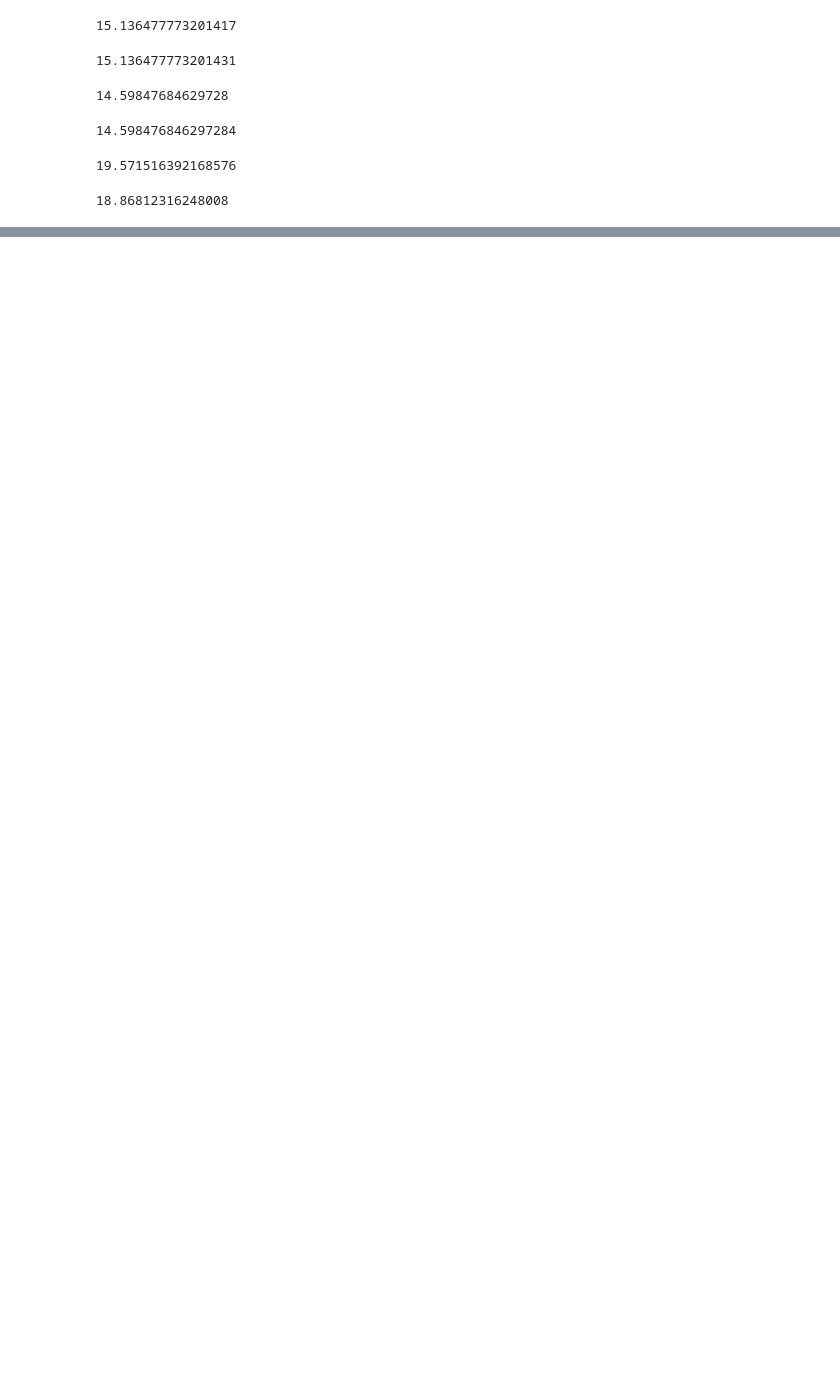
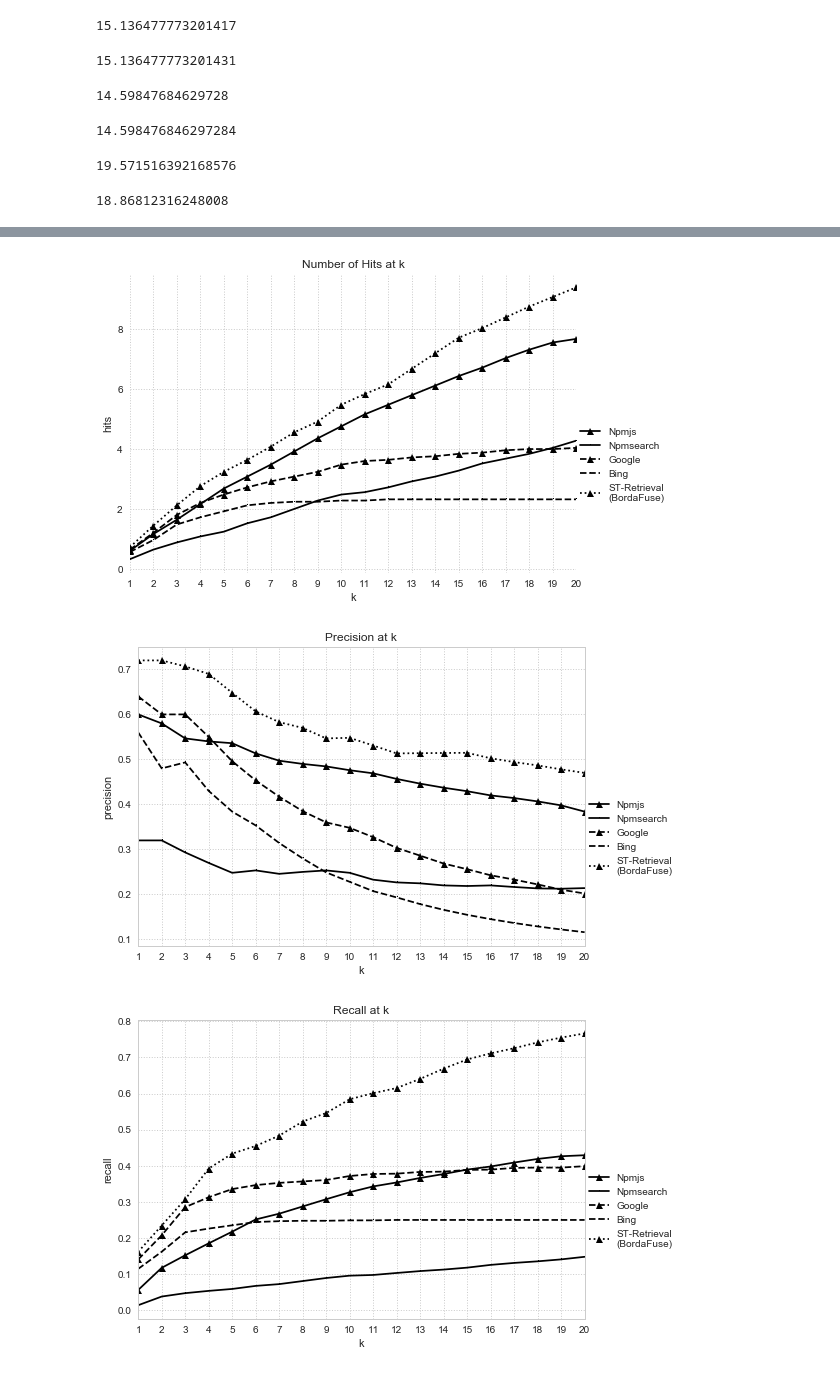
Before and after one commit to bravesoftdz/NPMRetrivalEngine, a Jupyter notebook: notebooks/ShowResults.ipynb, the cells around one changed output, grey strips where cells are left out. Cells and saved outputs as stored; diff of their text form; code cells hidden in the pictures; blank space fills up the shorter version.

```diff
--- a/notebooks/ShowResults.ipynb
+++ b/notebooks/ShowResults.ipynb
@@ -640,0 +680,78 @@ otrodf3.mean()
+# %%
+#PDFs Blanco y Negro PARA EL PAPER
+order_names = ['Npmjs', 'Npmsearch','Google', 'Bing', 'BordaFuse'];
+arr_searchers = pd.Series(order_names)
+
+#sns.set_style("whitegrid")
+sns.set_style('whitegrid', {'grid.linestyle': 'dotted'})
+#sns.set_palette(sns.color_palette("Paired",10))
+
+fig, ax = pl.subplots(1,1)
+ax.set_prop_cycle(monochrome)
+ax.spines['top'].set_visible(False)
+ax.spines['right'].set_visible(False)
+ax.spines['bottom'].set_visible(False)
+ax.spines['left'].set_visible(False)
+
+for searcher in range(arr_searchers.size):
+    plplotkBW(ax,arr_searchers[searcher],dataframe_hits)
+
+pl.xlabel('k')
+pl.ylabel('hits')
+pl.title('Number of Hits at k')
+pl.legend(loc=2, bbox_to_anchor=(1, 0.5),borderaxespad=0.)
+pl.xticks(np.arange(1, 21, 1))
+pl.xlim(xmin=1)
+pl.savefig("img/hitscurveBW.pdf",  bbox_inches='tight', pad_inches=0.1)
+
+pl.show()
+
+
+fig, ax = pl.subplots(1,1)
+ax.set_prop_cycle(monochrome)
+
+for searcher in range(arr_searchers.size):
+    plplotkBW(ax,arr_searchers[searcher],dataframe_precision)
+
+pl.xlabel('k')
+pl.ylabel('precision')
+pl.title('Precision at k')
+pl.legend(loc=2, bbox_to_anchor=(1, 0.5),borderaxespad=0.)
+pl.xticks(np.arange(1, 21, 1))
+pl.xlim(xmin=1)
+pl.savefig("img/precisioncurveBW.pdf",  bbox_inches='tight', pad_inches=0.1)
+pl.show()
+
+fig, ax = pl.subplots(1,1)
+ax.set_prop_cycle(monochrome)
+
+for searcher in range(arr_searchers.size):
+    plplotkBW(ax,arr_searchers[searcher],dataframe_recall)
+
+pl.xlabel('k')
+pl.ylabel('recall')
+pl.title('Recall at k')
+pl.legend(loc=2, bbox_to_anchor=(1, 0.5),borderaxespad=0.)
+pl.xticks(np.arange(1, 21, 1))
+pl.xlim(xmin=1)
+pl.savefig("img/recallcurveBW.pdf",  bbox_inches='tight', pad_inches=0.1)
+pl.show()
+
+fig, ax = pl.subplots(1,1)
+ax.set_prop_cycle(monochrome)
+
+for searcher in range(arr_searchers.size):
+    plplotkBW(ax,arr_searchers[searcher],dataframe_fmeasure)
+
+pl.xlabel('k')
+pl.ylabel('f-measure')
+pl.title('F-Measure at k')
+pl.legend(loc=2, bbox_to_anchor=(1, 0.5),borderaxespad=0.)
+pl.xticks(np.arange(1, 21, 1))
+pl.xlim(xmin=1)
+pl.savefig("img/fmeasurecurveBW.pdf",  bbox_inches='tight', pad_inches=0.1)
+pl.show()
+# %% [output]
+[figure, added]
+[figure, added]
+[figure, added]
```
Also changed, not shown: parts of 3 cells of this notebook, 17 other files.
